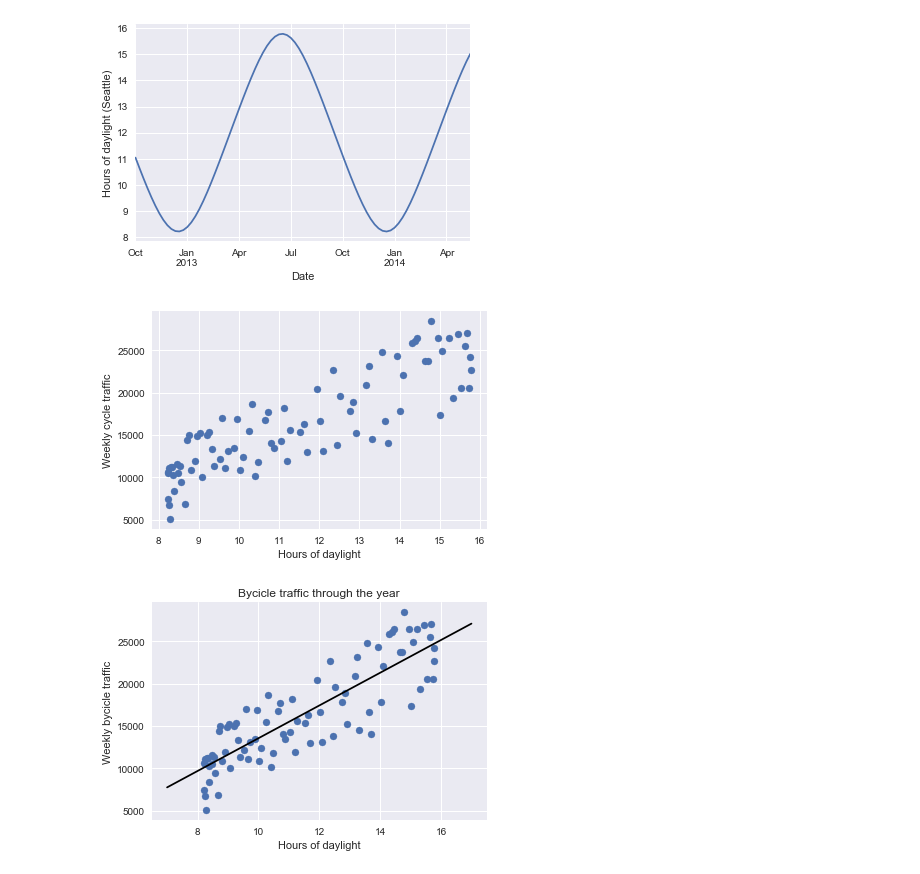
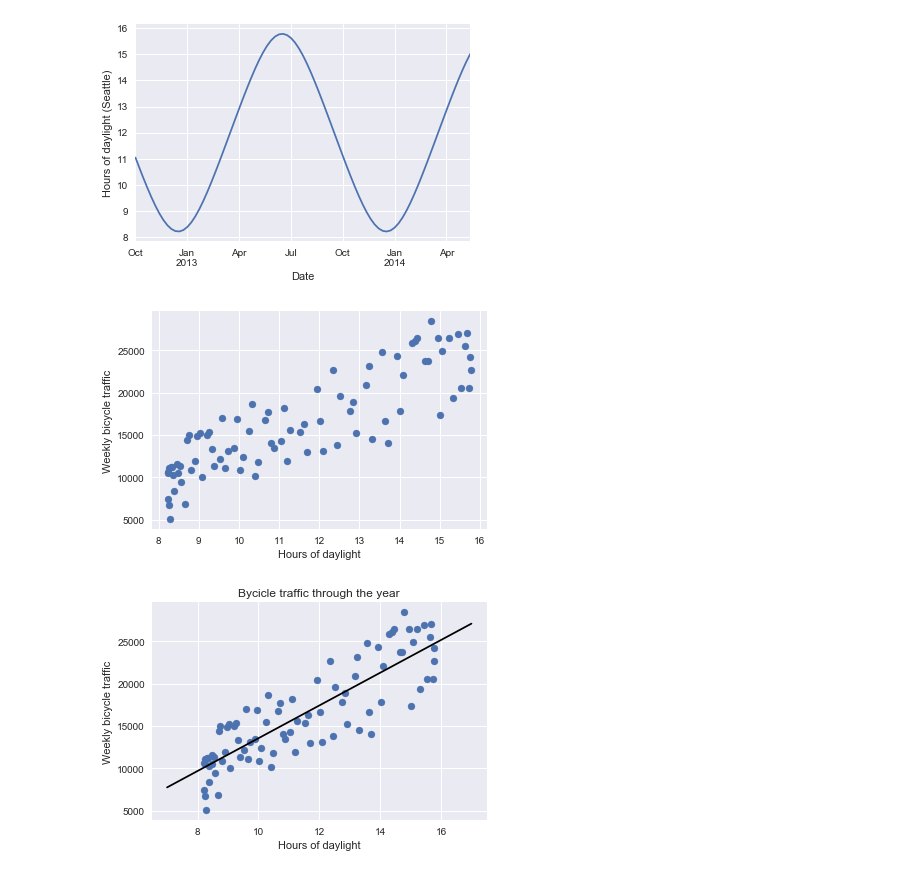
Before and after one commit to fabiangunzinger/seattle_cycling, a Jupyter notebook: seattle_cycling.ipynb, the cells around one changed output. Saved outputs shown, nothing was run; the diff lists cells and outputs as text; code cells hidden in the pictures.

```diff
--- a/seattle_cycling.ipynb
+++ b/seattle_cycling.ipynb
@@ -58,11 +59,11 @@ plt.ylabel('Hours of daylight (Seattle)');
 # %%
 # Relationship between daylight and cycle traffic
 
 plt.scatter(weekly.daylight, weekly.total)
 plt.xlabel('Hours of daylight')
-plt.ylabel('Weekly cycle traffic');
+plt.ylabel('Weekly bicycle traffic');
 # %% [output]
-[figure, old version]
+[figure, new version]
 # %%
 # Adding a linear trend
 
```
Also changed, not shown: parts of 8 cells of this notebook.
